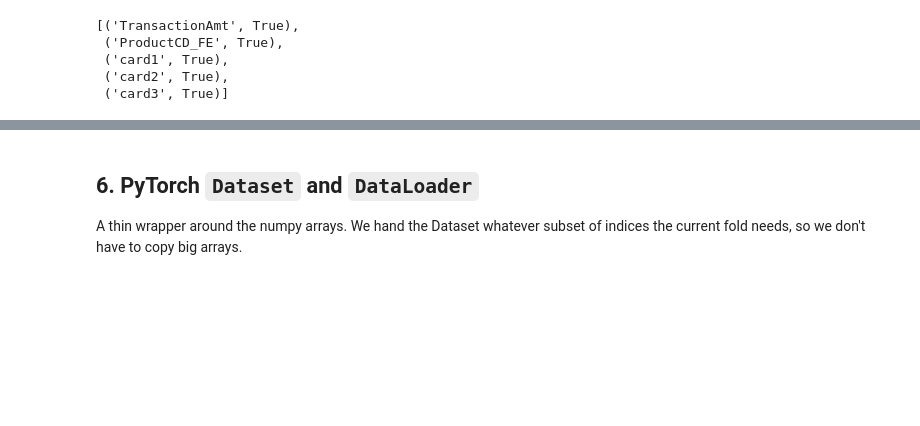
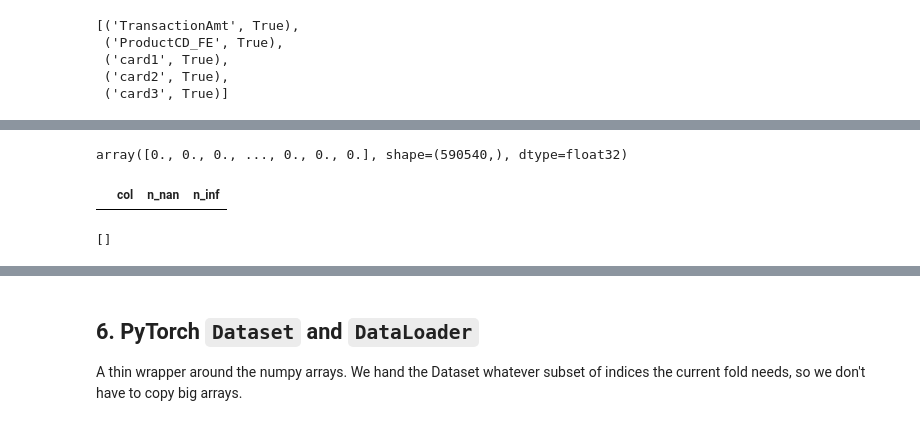
Before and after one commit to hovietbach061204/Financial_Fraud_Detection_Thesis, a Jupyter notebook: ieee-fraud-detection/LSTM/Time_Series_LSTM_per_UID_PyTorch.ipynb, the cells around one changed output, grey strips where cells are left out. Saved outputs shown, nothing was run; the diff lists cells and outputs as text; code cells hidden in the pictures; blank space fills up the shorter version.

Commit message:
Refactor LSTM notebooks

```diff
--- a/ieee-fraud-detection/LSTM/claude/Time_Series_LSTM_per_UID_PyTorch_v7.ipynb
+++ b/ieee-fraud-detection/LSTM/Time_Series_LSTM_per_UID_PyTorch.ipynb
@@ -54,24 +74,22 @@ from torch import nn
 from torch.utils.data import Dataset, DataLoader
 
 # ----- Configuration -----
-DATA_DIR = '/Volumes/SandiskSSD/Developer/AI_Document/Financial_Fraud_Detection_Thesis/ieee-fraud-detection/pkl_exported_files'
+DATA_DIR = '/ieee-fraud-detection/pkl_exported_files'
 
-WINDOW              = 20      # was 5  (change F)
-MIN_TRAIN_MONTHS    = 3
-BATCH               = 1024
-EPOCHS              = 30      # was 12 (change I)
-LR                  = 1e-3
-WEIGHT_DECAY        = 2e-4
-GRAD_CLIP           = 1.0     # was 0.5 (change D)
-EARLY_STOP_PATIENCE = 6
+WINDOW              = 5
+MIN_TRAIN_MONTHS    = 3       # first validation fold uses month #(MIN_TRAIN_MONTHS+1)
+BATCH               = 1024    # PyTorch LSTM on MPS prefers smaller batches than Keras
+EPOCHS              = 12
+LR                  = 0.0009955582520610345 #1e-3
+WEIGHT_DECAY        = 0.00021498294698625494 #1e-5
+GRAD_CLIP           = 1 # 0.5, 5
+EARLY_STOP_PATIENCE = 5
 SEED                = 42
 
+# Model hyperparameters (same defaults as the Keras version)
 HIDDEN_DIM   = 128
 NUM_LAYERS   = 2
-DROPOUT      = 0.3
-N_SEEDS      = 3              # for seed ensembling (change H)
-USE_POS_WEIGHT = False        # plain BCE for AUC (change C)
-USE_STATIC_TOWER = False       # dual-tower (change B)
+DROPOUT      = 0.4 #0.3
 
 # ----- Reproducibility -----
 torch.manual_seed(SEED); np.random.seed(SEED)
@@ -997,7 +1015,7 @@ X_all.loc[~train_mask, to_scale] = scaler.transform(
     X_all.loc[~train_mask, to_scale]
 ).astype("float32")
 
-X_all[to_scale] = X_all[to_scale].clip(lower=-5.0, upper=5.0).astype("float32")
+# X_all[to_scale] = X_all[to_scale].clip(lower=-5.0, upper=5.0).astype("float32")
 
 print('train post-scale mean (first 5):',
       X_all.loc[train_mask, feature_cols[:5]].mean().round(3).to_list())
@@ -1194,0 +1189,29 @@ gc.collect()
+# %%
+y_aligned
+# %% [output]
+array([0., 0., 0., ..., 0., 0., 0.], shape=(590540,), dtype=float32)
+# %%
+def bad_seq_cols(X_seq, feature_cols):
+    rows = []
+    for i, c in enumerate(feature_cols):
+        x = X_seq[:, :, i]
+        n_nan = np.isnan(x).sum()
+        n_inf = np.isinf(x).sum()
+        if n_nan or n_inf:
+            rows.append((c, int(n_nan), int(n_inf)))
+    return pd.DataFrame(rows, columns=["col", "n_nan", "n_inf"])
+
+bad_seq_cols(X_train_seq, feature_cols).head(50)
+# %% [output]
+|  | col | n_nan | n_inf |
+# %%
+bad_xall_cols = []
+
+for c in feature_cols:
+    x = X_all[c].to_numpy()
+    if not np.isfinite(x).all():
+        bad_xall_cols.append(c)
+
+bad_xall_cols
+# %% [output]
+[]
```
Also changed, not shown: parts of 35 cells of this notebook, 18 other files.
